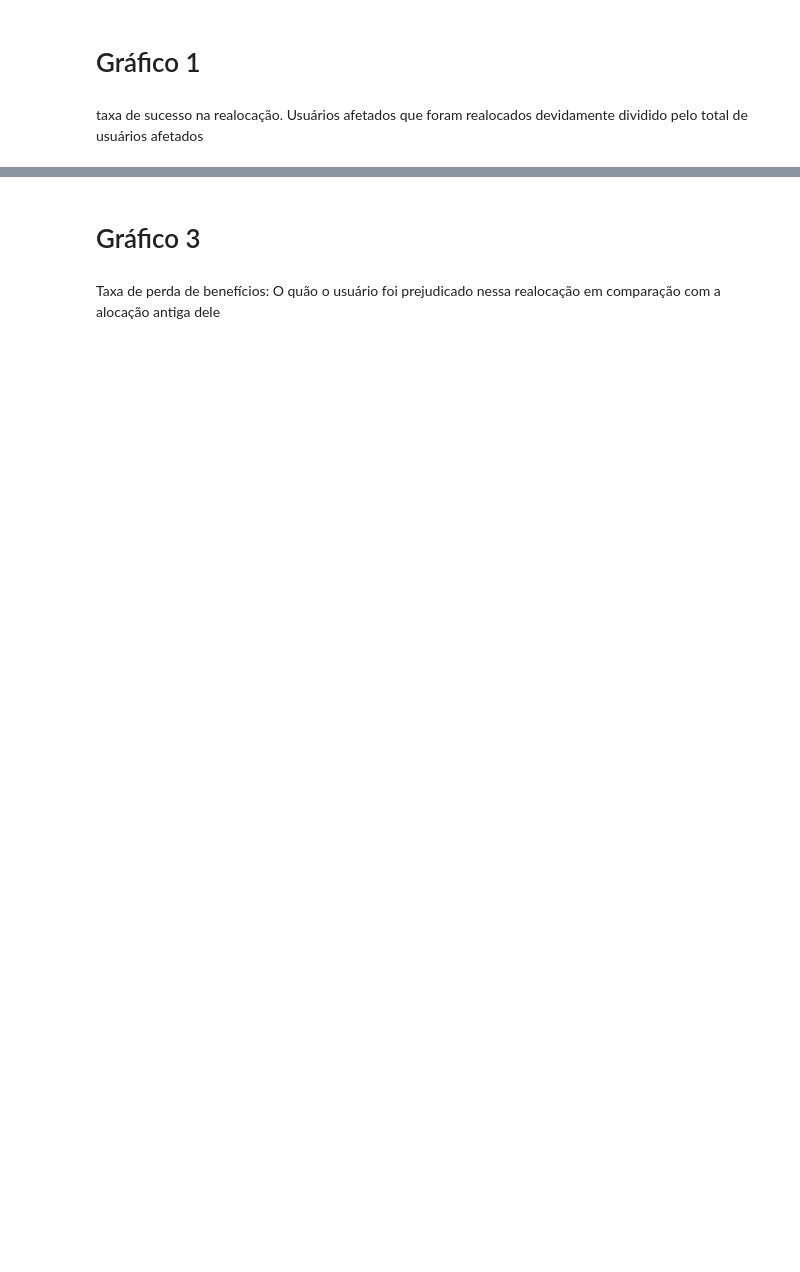
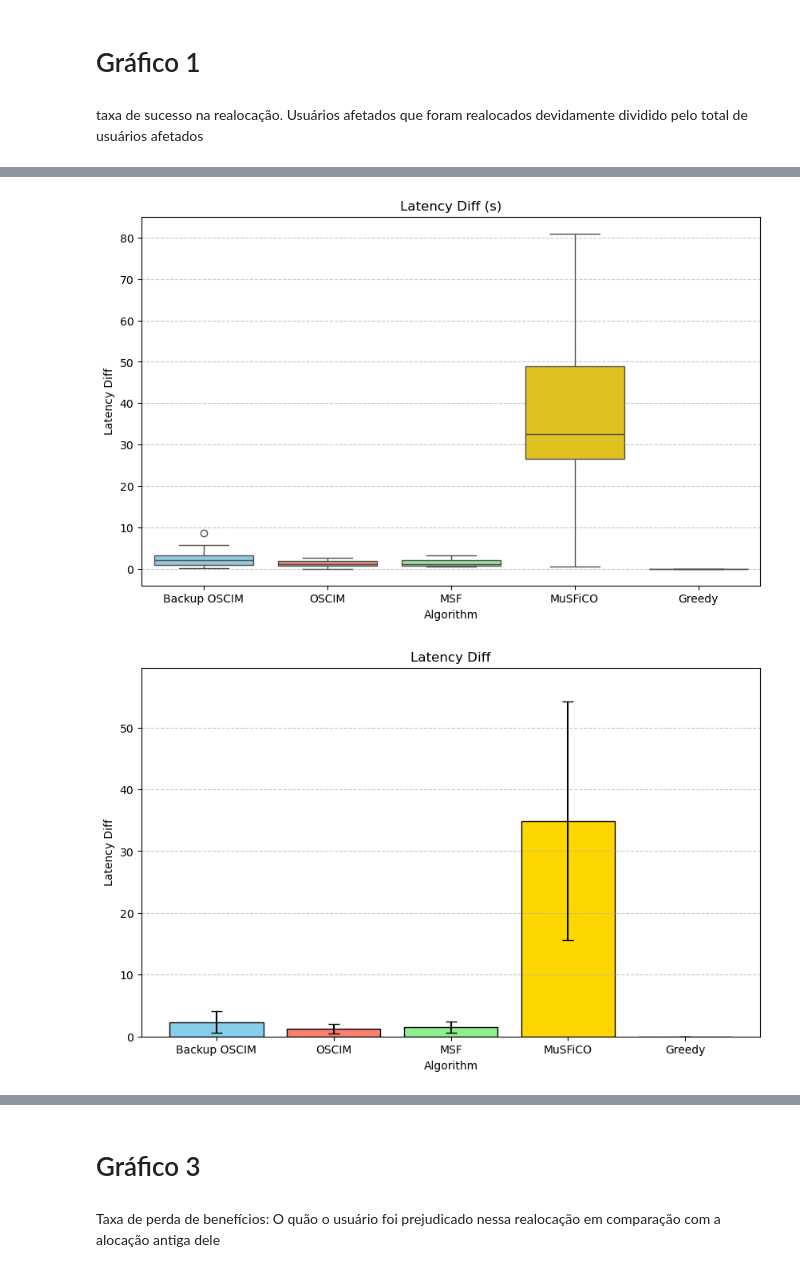
Before and after one commit to FialhoSJ/multi-user-sfc, a Jupyter notebook: plots/2024/the_real_resilience_plot.ipynb, the cells around one changed output, grey strips where cells are left out. Cells and saved outputs as stored; diff of their text form; code cells hidden in the pictures; blank space fills up the shorter version.

```diff
--- a/plots/2024/the_real_resilience_plot.ipynb
+++ b/plots/2024/the_real_resilience_plot.ipynb
@@ -250,0 +411,20 @@ plt.show()
+# %%
+metricas_coleta = [
+    "number_of_sfc",
+    "cpu_utilization",
+    "bandwidth_utilization",
+    "cache_utilization",
+    "latency",
+    "decision_time_ms",
+    "success",
+    "crash_moment",
+    "recovery_time",
+    "sfc_recovered",
+    "running_sfcs",
+    "running_players",
+    "running_sessions",
+    "users_crashed",
+    "latency_diff",
+]
+# %%
+aggregated_simulation_data = collect_data_from_alg_directory(results_flows_directories, metricas_coleta)
@@ -253,3 +471,55 @@ boxplot_df_2 = aggregated_simulation_data.groupby(['algorithm','simulation']).me
+# %%
+import matplotlib.pyplot as plt
+import seaborn as sns
+
+# Definir a ordem dos algoritmos e as cores correspondentes
+algorithms_order = ['Backup OSCIM', 'OSCIM', 'MSF', 'MuSFiCO', 'Greedy']  # Substitua pelos nomes reais dos algoritmos
+colors = ['skyblue', 'salmon', 'lightgreen', 'gold', 'plum', 'lightcoral']
+
+# Criar o boxplot usando seaborn com a paleta de cores correspondente
+plt.figure(figsize=(10, 6))
+sns.boxplot(x='algorithm', y='latency_diff', data=boxplot_df_2,
+            palette=dict(zip(algorithms_order, colors)),
+            order=algorithms_order)
+
+# Estilizar o gráfico
+plt.title('Latency Diff (s)')
+plt.xlabel('Algorithm')
+plt.ylabel('Latency Diff')
+plt.grid(axis='y', linestyle='--', alpha=0.7)
+
+# Salvar a figura
+plt.savefig('latency_diff_boxplot.pdf')
+
+# Exibir a figura
+plt.show()
+
+# Calcular a média e o desvio padrão dos tempos de recuperação por algoritmo
+mean_times = boxplot_df_2.groupby('algorithm')['latency_diff'].mean()
+std_times = boxplot_df_2.groupby('algorithm')['latency_diff'].std()
+
+# Criar um barplot usando matplotlib com as mesmas cores e ordem de algoritmos
+plt.figure(figsize=(10, 6))
+bars = plt.bar(algorithms_order, mean_times[algorithms_order], yerr=std_times[algorithms_order],
+               capsize=5, color=colors, edgecolor='black')
+
+# Estilizar o gráfico
+plt.title('Latency Diff')
+plt.xlabel('Algorithm')
+plt.ylabel('Latency Diff')
+plt.ylim(0, max(mean_times + std_times) * 1.1)  # Ajustar o limite superior com uma margem
+
+# Adicionar grade
+plt.grid(axis='y', linestyle='--', alpha=0.7)
+
+# Salvar a figura
+plt.savefig('latency_diff_barplot.pdf')
+
+# Exibir a figura
+plt.show()
+# %% [output]
+[figure, added]
+[figure, added]
 # %%
 boxplot_df_2['utilization_rate'] = boxplot_df_2[['bandwidth_utilization', 'cpu_utilization', 'cache_utilization']].mean(axis=1)
 # %%
```
Also changed, not shown: parts of 28 cells of this notebook, 8 other files.
